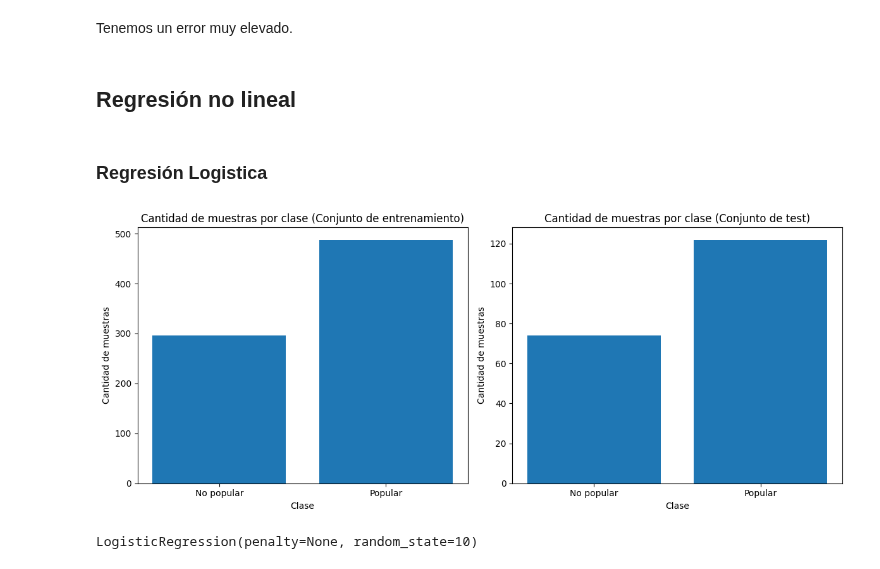
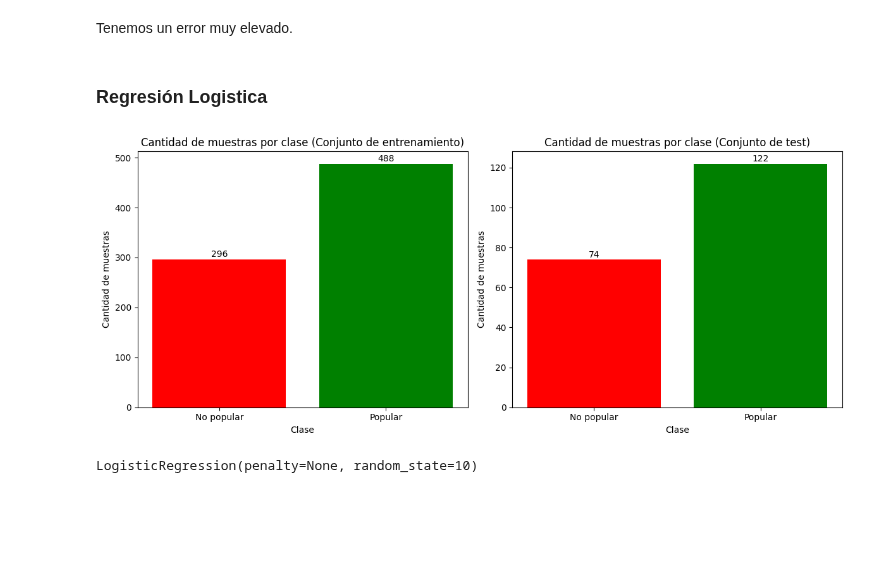
Before and after one commit to nachoperna/Fundamentos-de-la-Ciencia-de-Datos, a Jupyter notebook: TPE/tpe.ipynb, the cells around one changed output. Drawn from its saved outputs; the diff is of its cells as text; code cells hidden in the pictures; blank space fills up the shorter version.

```diff
--- a/TPE/tpe.ipynb
+++ b/TPE/tpe.ipynb
@@ -1708,8 +1680,6 @@ plt.show()
 [figure]
 # %% [markdown]
 Tenemos un error muy elevado.
-# %% [markdown]
-## Regresión no lineal
 # %% [markdown]
 ### Regresión Logistica
 # %%
@@ -1725,36 +1695,46 @@ X_train, X_test, y_train, y_test = train_test_split(X, y, test_size=0.2, stratif
 # %%
 # Contar la cantidad de muestras de cada clase en el conjunto de entrenamiento
 train_class_counts = pd.Series(y_train).value_counts()
 
 # Contar la cantidad de muestras de cada clase en el conjunto de prueba
 test_class_counts = pd.Series(y_test).value_counts()
 
 # Crear la figura y los subplots
 fig, axes = plt.subplots(1, 2, figsize=(12, 5))
 
 # Graficar la cantidad de muestras de cada clase en el conjunto de entrenamiento
-axes[0].bar(train_class_counts.index, train_class_counts.values)
+bars_train = axes[0].bar(train_class_counts.index, train_class_counts.values, color=['green', 'red'])
 axes[0].set_title('Cantidad de muestras por clase (Conjunto de entrenamiento)')
 axes[0].set_xlabel('Clase')
 axes[0].set_ylabel('Cantidad de muestras')
 axes[0].set_xticks([0, 1])
 axes[0].set_xticklabels(['No popular', 'Popular'])
 
+# Agregar etiquetas sobre las barras del gráfico de entrenamiento
+for bar in bars_train:
+    height = bar.get_height()
+    axes[0].text(bar.get_x() + bar.get_width() / 2, height + 5, f'{int(height)}', ha='center', fontsize=10)
+
 # Graficar la cantidad de muestras de cada clase en el conjunto de prueba
-axes[1].bar(test_class_counts.index, test_class_counts.values)
+bars_test = axes[1].bar(test_class_counts.index, test_class_counts.values, color=['green', 'red'])
 axes[1].set_title('Cantidad de muestras por clase (Conjunto de test)')
 axes[1].set_xlabel('Clase')
 axes[1].set_ylabel('Cantidad de muestras')
 axes[1].set_xticks([0, 1])
 axes[1].set_xticklabels(['No popular', 'Popular'])
 
+# Agregar etiquetas sobre las barras del gráfico de test
+for bar in bars_test:
+    height = bar.get_height()
+    axes[1].text(bar.get_x() + bar.get_width() / 2, height + 1, f'{int(height)}', ha='center', fontsize=10)
+
 # Ajustar el espaciado entre los subplots
 plt.tight_layout()
 
 # Mostrar la gráfica
 plt.show()
 # %% [output]
-[figure, old version]
+[figure, new version]
 # %%
 # Ajustar StandardScaler sobre X_train
 scaler = StandardScaler()
```
Also changed, not shown: parts of 83 cells of this notebook.
